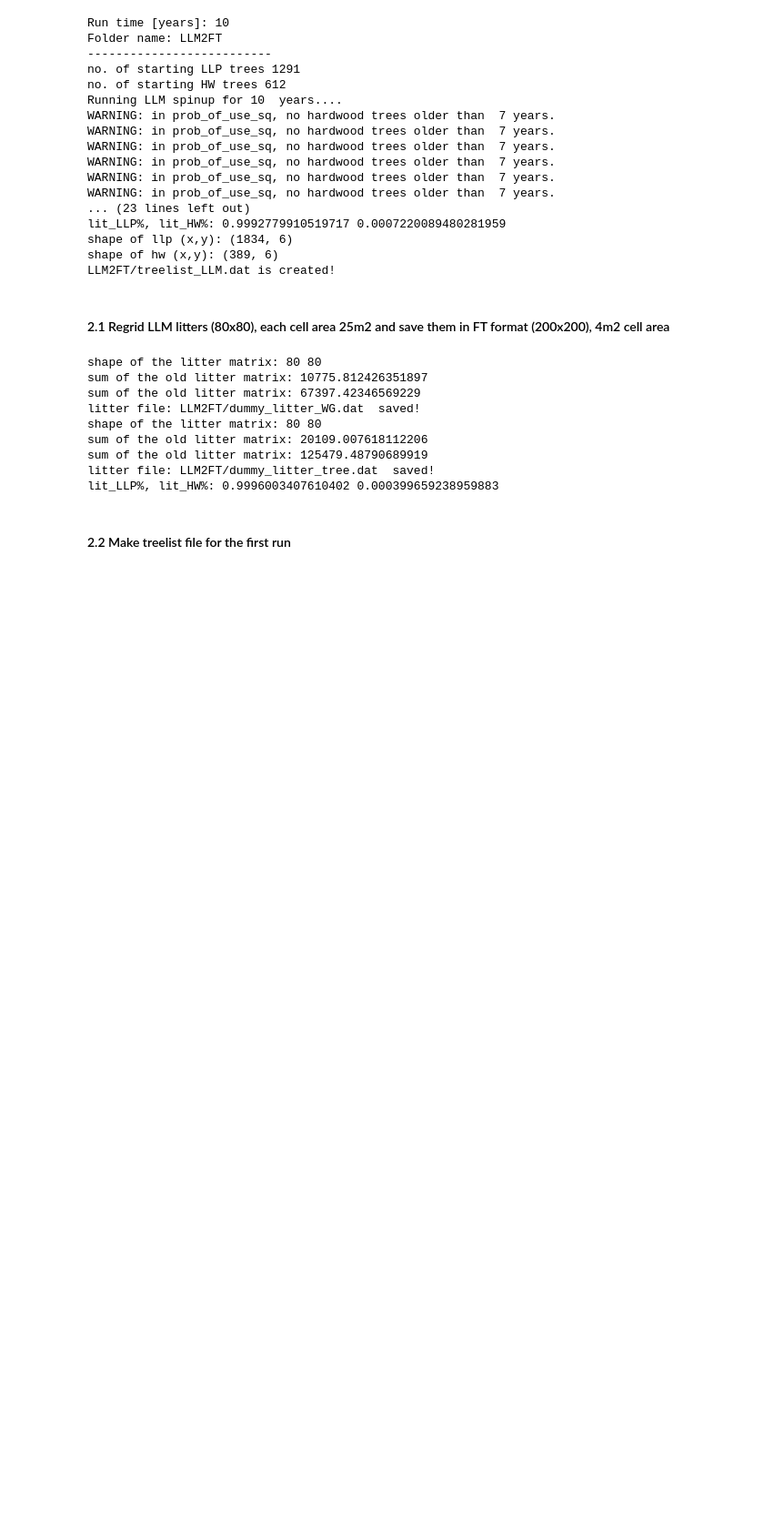
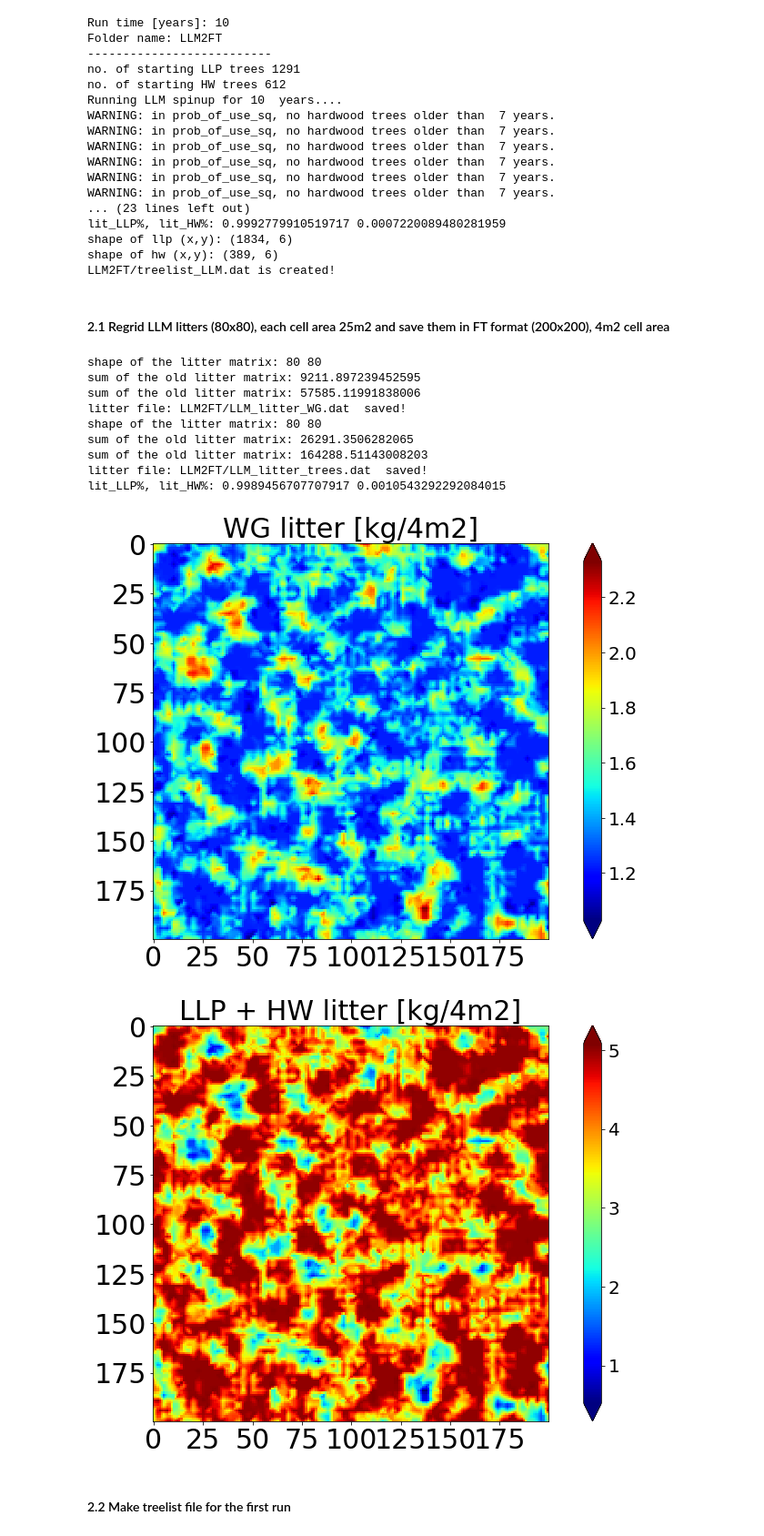
Before and after one commit to lanl/drm-fates, a Jupyter notebook: 1.LLM-HSM-MODEL/Coupling_script_LLM-HSM.ipynb, the cells around one changed output. Shown at 91% size. Drawn from its saved outputs; the diff is of its cells as text; code cells hidden in the pictures; blank space fills up the shorter version.

```diff
--- a/1.LLM-HSM-MODEL/Coupling_script_LLM-HSM.ipynb
+++ b/1.LLM-HSM-MODEL/Coupling_script_LLM-HSM.ipynb
@@ -138,32 +138,34 @@ LLM2FT/treelist_LLM.dat is created!
 # %%
 #filename='First_Fire_Runs/HI-P-ET-FIRE1-LLM2FT/LLM_litter_WG.dat'
 #filename='First_Fire_Runs/LOW-P-ET-FIRE1-LLM2FT/LLM_litter_WG.dat'
-filename='LLM2FT/dummy_litter_WG.dat'
+filename='LLM2FT/LLM_litter_WG.dat'
 ftitle='WG litter [kg/4m2]'
-llmft.save_litter_LLM_FT(filename,ftitle,p.litterWG,'noplot')
+llmft.save_litter_LLM_FT(filename,ftitle,p.litterWG,'plot')
 
 #filename='First_Fire_Runs/HI-P-ET-FIRE1-LLM2FT/LLM_litter_tree.dat'
 #filename='First_Fire_Runs/LOW-P-ET-FIRE1-LLM2FT/LLM_litter_tree.dat'
-filename='LLM2FT/dummy_litter_tree.dat'
+filename='LLM2FT/LLM_litter_trees.dat'
 ftitle='LLP + HW litter [kg/4m2]'
 tree_litter=p.litterHW+p.litter
-llmft.save_litter_LLM_FT(filename,ftitle,tree_litter,'noplot')
+llmft.save_litter_LLM_FT(filename,ftitle,tree_litter,'plot')
 
 percent_LP_litter=np.sum(p.litter)/np.sum(p.litterHW+p.litter)
 percent_HW_litter=np.sum(p.litterHW)/np.sum(p.litterHW+p.litter)
 print ('lit_LLP%, lit_HW%:',percent_LP_litter,percent_HW_litter)
 #print ('lit_LLP%, lit_HW%')
 #print (np.sum(p.litter)/np.sum(p.litterHW+p.litter), np.sum(p.litterHW)/np.sum(p.litterHW+p.litter))
 # %% [output]
 shape of the litter matrix: 80 80
-sum of the old litter matrix: 10775.812426351897
-sum of the old litter matrix: 67397.42346569229
-litter file: LLM2FT/dummy_litter_WG.dat  saved!
+sum of the old litter matrix: 9211.897239452595
+sum of the old litter matrix: 57585.11991838006
+litter file: LLM2FT/LLM_litter_WG.dat  saved!
 shape of the litter matrix: 80 80
-sum of the old litter matrix: 20109.007618112206
-sum of the old litter matrix: 125479.48790689919
-litter file: LLM2FT/dummy_litter_tree.dat  saved!
-lit_LLP%, lit_HW%: 0.9996003407610402 0.000399659238959883
+sum of the old litter matrix: 26291.3506282065
+sum of the old litter matrix: 164288.51143008203
+litter file: LLM2FT/LLM_litter_trees.dat  saved!
+lit_LLP%, lit_HW%: 0.9989456707707917 0.0010543292292084015
+[figure, added]
+[figure, added]
 # %% [markdown]
 #### 2.2 Make treelist file for the first run
 # %%
```
Also changed, not shown: parts of 19 cells of this notebook, 19 other files.
